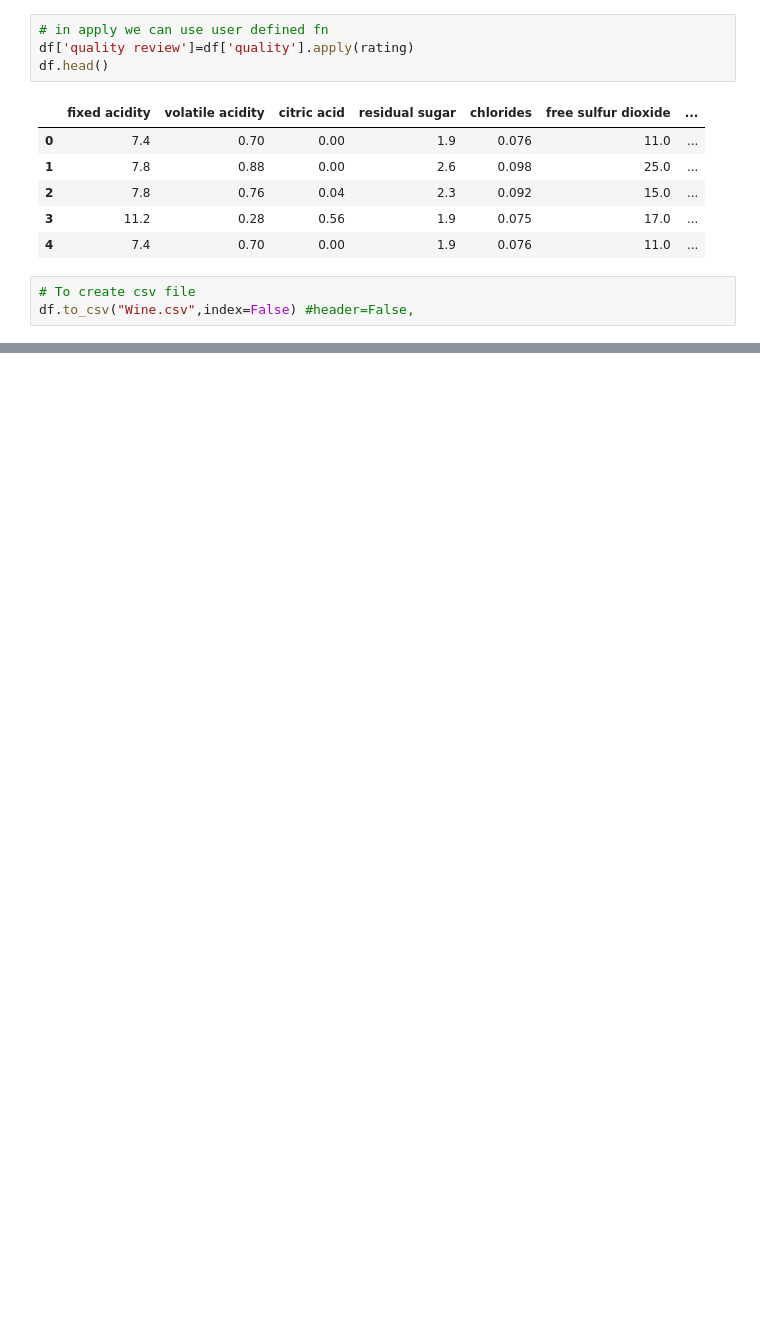
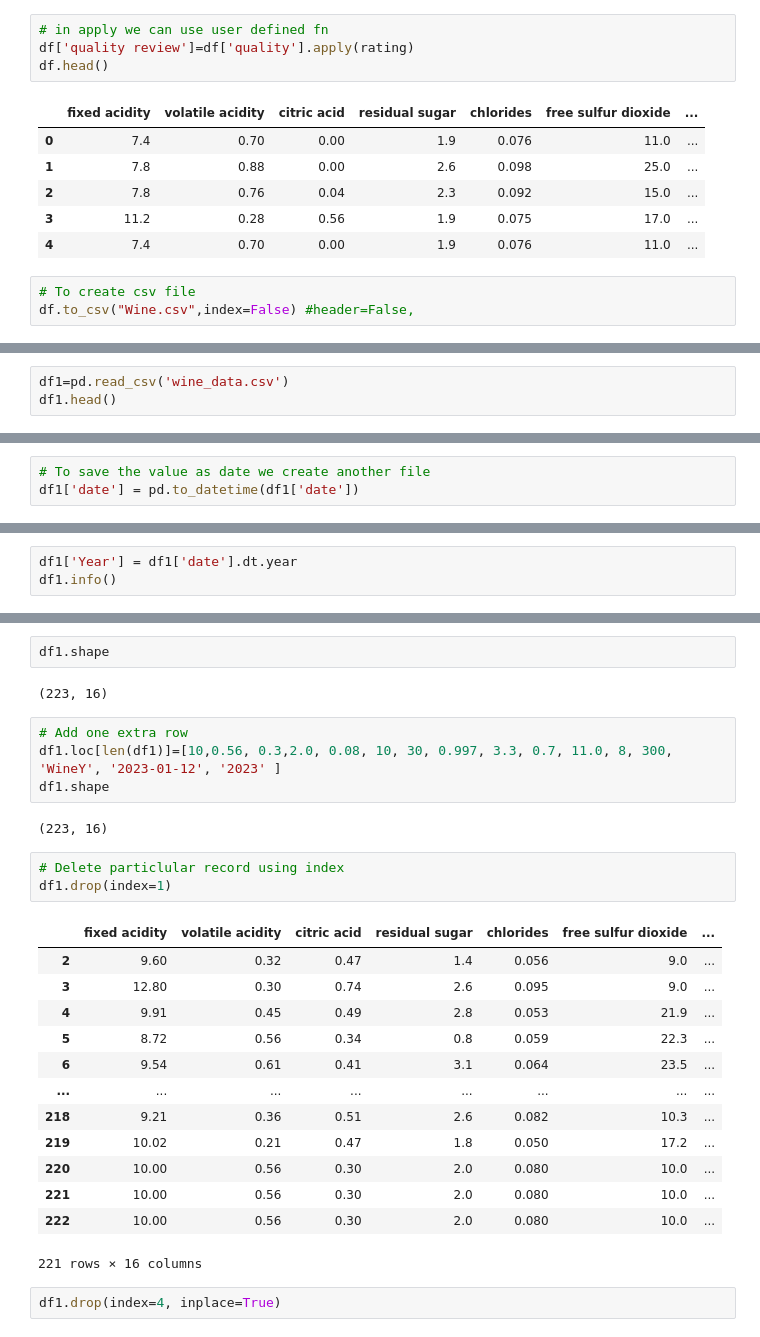
Before and after one commit to nitesh-101/Python_practice, a Jupyter notebook: Data Analysis/pandas.ipynb, the cells around one changed output, grey strips where cells are left out. Drawn from its saved outputs; the diff is of its cells as text; blank space fills up the shorter version.

```diff
--- a/Data Analysis/pandas.ipynb
+++ b/Data Analysis/pandas.ipynb
@@ -503,0 +590,3 @@ df.to_csv("Wine.csv",index=False) #header=False,
+# %%
+df1=pd.read_csv('wine_data.csv')
+df1.head()
@@ -503,0 +723,3 @@ df.to_csv("Wine.csv",index=False) #header=False,
+# %%
+# To save the value as date we create another file
+df1['date'] = pd.to_datetime(df1['date'])
@@ -503,0 +761,3 @@ df.to_csv("Wine.csv",index=False) #header=False,
+# %%
+df1['Year'] = df1['date'].dt.year
+df1.info()
@@ -503,0 +802,29 @@ df.to_csv("Wine.csv",index=False) #header=False,
+# %%
+df1.shape
+# %% [output]
+(223, 16)
+# %%
+# Add one extra row
+df1.loc[len(df1)]=[10,0.56, 0.3,2.0, 0.08, 10, 30, 0.997, 3.3, 0.7, 11.0, 8, 300, 'WineY', '2023-01-12', '2023' ]
+df1.shape
+# %% [output]
+(223, 16)
+# %%
+# Delete particlular record using index
+df1.drop(index=1)
+# %% [output]
+|  | fixed acidity | volatile acidity | citric acid | residual sugar | chlorides | free sulfur dioxide | ... |
+| 2 | 9.60 | 0.32 | 0.47 | 1.4 | 0.056 | 9.0 | ... |
+| 3 | 12.80 | 0.30 | 0.74 | 2.6 | 0.095 | 9.0 | ... |
+| 4 | 9.91 | 0.45 | 0.49 | 2.8 | 0.053 | 21.9 | ... |
+| 5 | 8.72 | 0.56 | 0.34 | 0.8 | 0.059 | 22.3 | ... |
+| 6 | 9.54 | 0.61 | 0.41 | 3.1 | 0.064 | 23.5 | ... |
+| ... | ... | ... | ... | ... | ... | ... | ... |
+| 218 | 9.21 | 0.36 | 0.51 | 2.6 | 0.082 | 10.3 | ... |
+| 219 | 10.02 | 0.21 | 0.47 | 1.8 | 0.050 | 17.2 | ... |
+| 220 | 10.00 | 0.56 | 0.30 | 2.0 | 0.080 | 10.0 | ... |
+| 221 | 10.00 | 0.56 | 0.30 | 2.0 | 0.080 | 10.0 | ... |
+| 222 | 10.00 | 0.56 | 0.30 | 2.0 | 0.080 | 10.0 | ... |
+221 rows × 16 columns
+# %%
+df1.drop(index=4, inplace=True)
```
Also changed, not shown: parts of 43 cells of this notebook.
